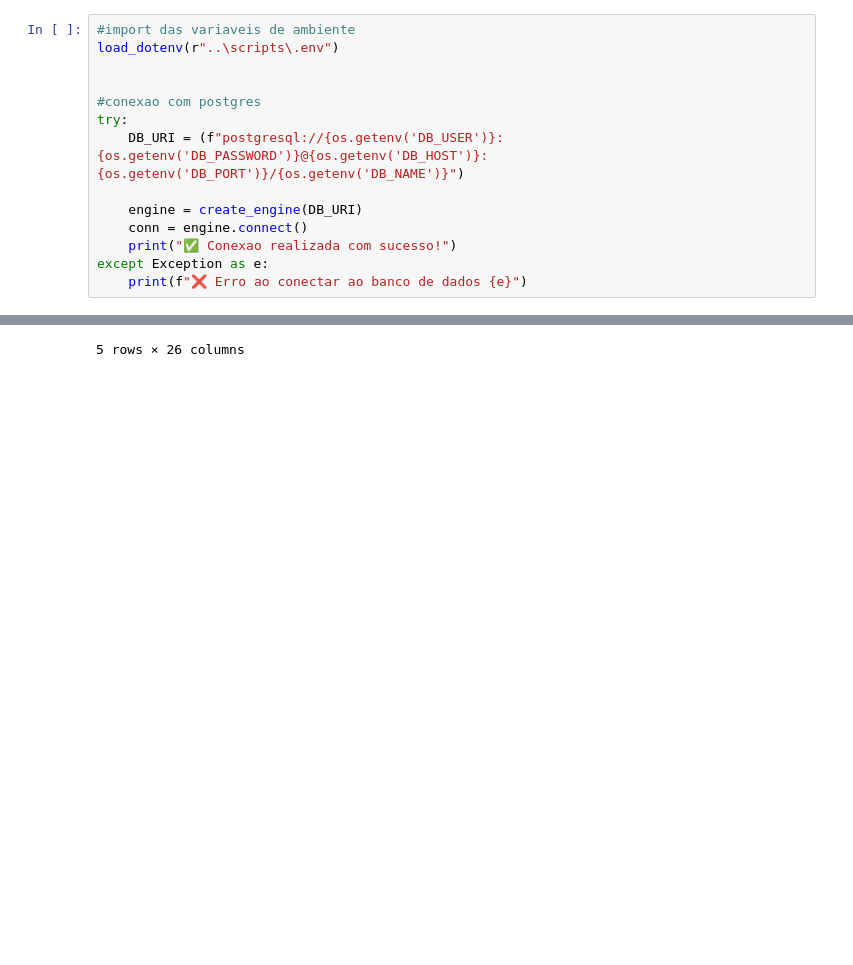
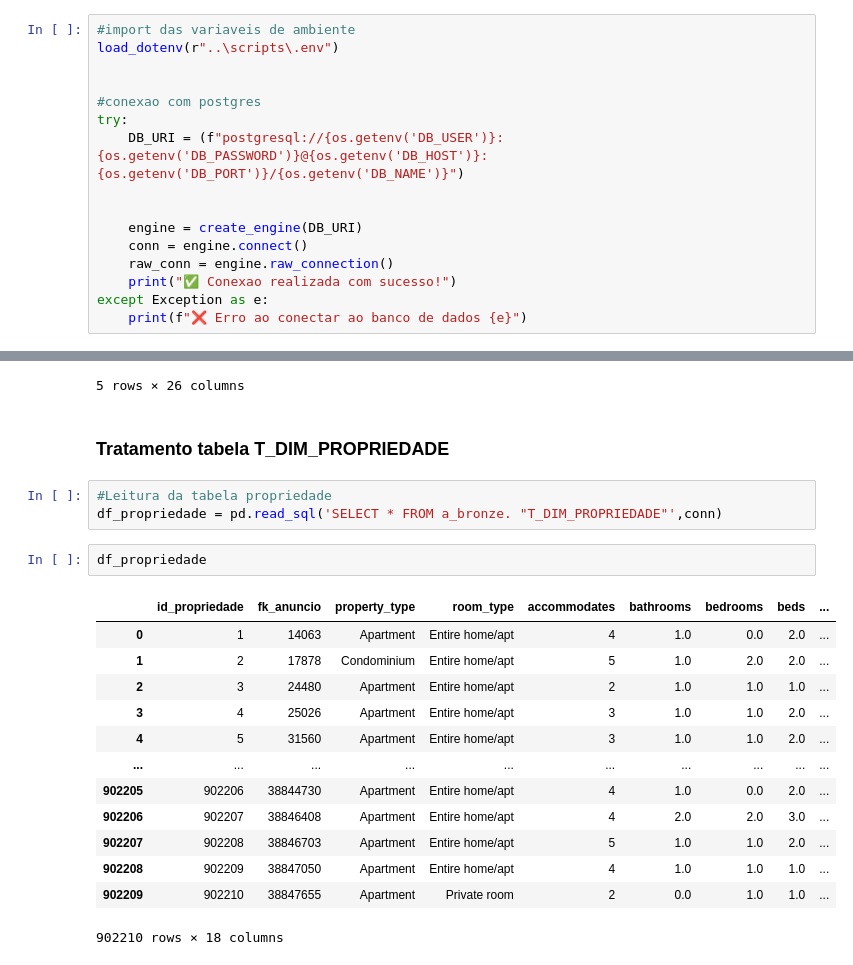
Before and after one commit to JONATHAN-ALMEIDA-MESQUITA/Airbnb-analytics-dw, a Jupyter notebook: notebooks/1_silver_transformations.ipynb, the cells around one changed output, grey strips where cells are left out. Cells and saved outputs as stored; diff of their text form; blank space fills up the shorter version.

Commit message:
atualizacao tabelas silver

```diff
--- a/notebooks/1_silver_transformations.ipynb
+++ b/notebooks/1_silver_transformations.ipynb
@@ -21,8 +38,10 @@ load_dotenv(r"..\scripts\.env")
 try:
     DB_URI = (f"postgresql://{os.getenv('DB_USER')}:{os.getenv('DB_PASSWORD')}@{os.getenv('DB_HOST')}:{os.getenv('DB_PORT')}/{os.getenv('DB_NAME')}")
 
+
     engine = create_engine(DB_URI)
     conn = engine.connect()
+    raw_conn = engine.raw_connection()
     print("✅ Conexao realizada com sucesso!")
 except Exception as e:
     print(f"❌ Erro ao conectar ao banco de dados {e}")
@@ -450,3 +753,24 @@ df_localizacao_silver.head(5)
 | 3 | 4 | 25026 | Rio de Janeiro, Rio de Janeiro, B... | Rio de Janeiro | Rio de Janeiro | 22060-020 | Rio de Janeiro | Rio de Janeiro, Brazil | BR | ... |
 | 4 | 5 | 31560 | Rio de Janeiro, RJ, Brazil | Rio de Janeiro | RJ | 22410-003 | Rio de Janeiro | Rio de Janeiro, Brazil | BR | ... |
 5 rows × 26 columns
+# %% [markdown]
+### **Tratamento tabela T_DIM_PROPRIEDADE**
+# %%
+#Leitura da tabela propriedade
+df_propriedade = pd.read_sql('SELECT * FROM a_bronze. "T_DIM_PROPRIEDADE"',conn)
+# %%
+df_propriedade
+# %% [output]
+|  | id_propriedade | fk_anuncio | property_type | room_type | accommodates | bathrooms | bedrooms | beds | ... |
+| 0 | 1 | 14063 | Apartment | Entire home/apt | 4 | 1.0 | 0.0 | 2.0 | ... |
+| 1 | 2 | 17878 | Condominium | Entire home/apt | 5 | 1.0 | 2.0 | 2.0 | ... |
+| 2 | 3 | 24480 | Apartment | Entire home/apt | 2 | 1.0 | 1.0 | 1.0 | ... |
+| 3 | 4 | 25026 | Apartment | Entire home/apt | 3 | 1.0 | 1.0 | 2.0 | ... |
+| 4 | 5 | 31560 | Apartment | Entire home/apt | 3 | 1.0 | 1.0 | 2.0 | ... |
+| ... | ... | ... | ... | ... | ... | ... | ... | ... | ... |
+| 902205 | 902206 | 38844730 | Apartment | Entire home/apt | 4 | 1.0 | 0.0 | 2.0 | ... |
+| 902206 | 902207 | 38846408 | Apartment | Entire home/apt | 4 | 2.0 | 2.0 | 3.0 | ... |
+| 902207 | 902208 | 38846703 | Apartment | Entire home/apt | 5 | 1.0 | 1.0 | 2.0 | ... |
+| 902208 | 902209 | 38847050 | Apartment | Entire home/apt | 4 | 1.0 | 1.0 | 1.0 | ... |
+| 902209 | 902210 | 38847655 | Apartment | Private room | 2 | 0.0 | 1.0 | 1.0 | ... |
+902210 rows × 18 columns
```
Also changed, not shown: parts of 22 cells of this notebook, 2 other files.
